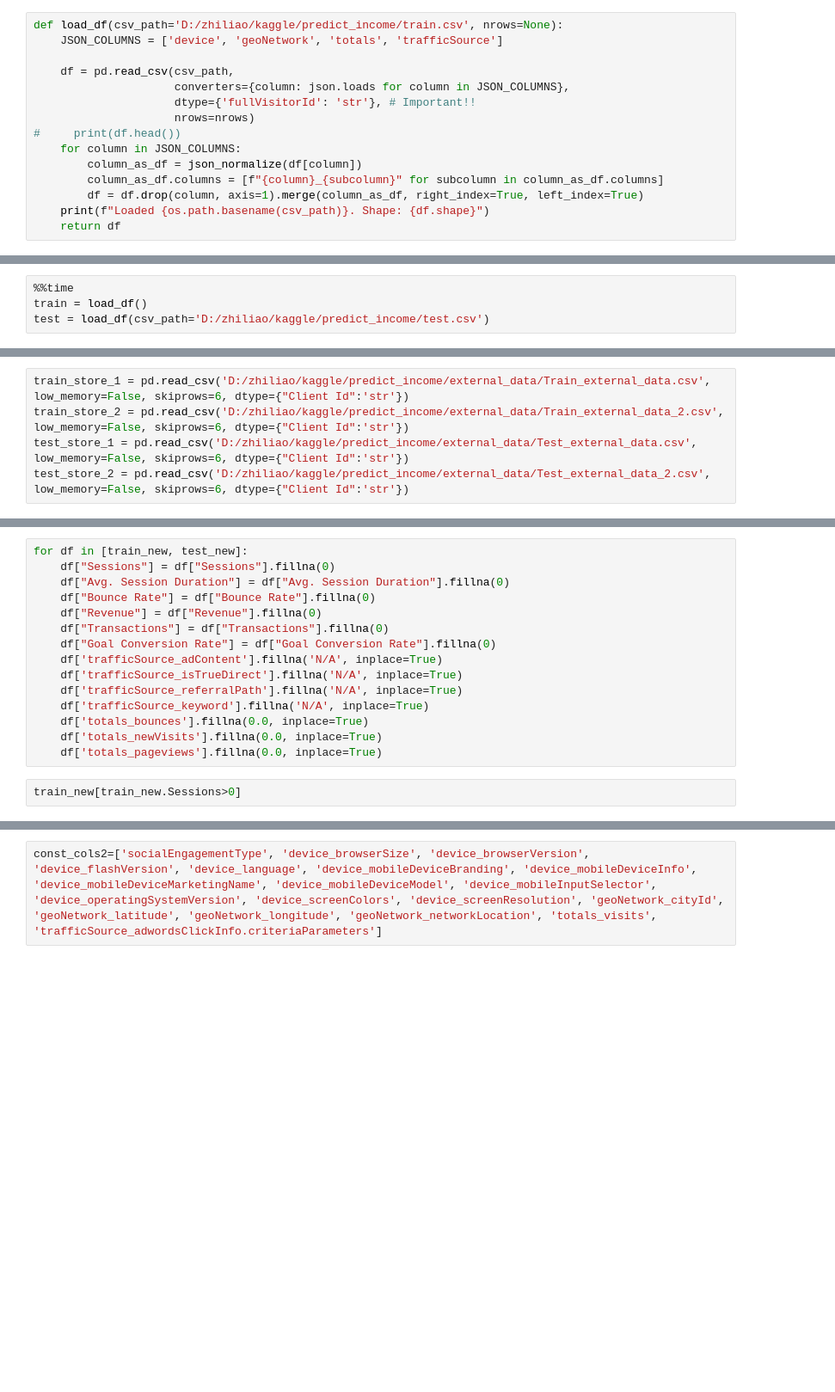
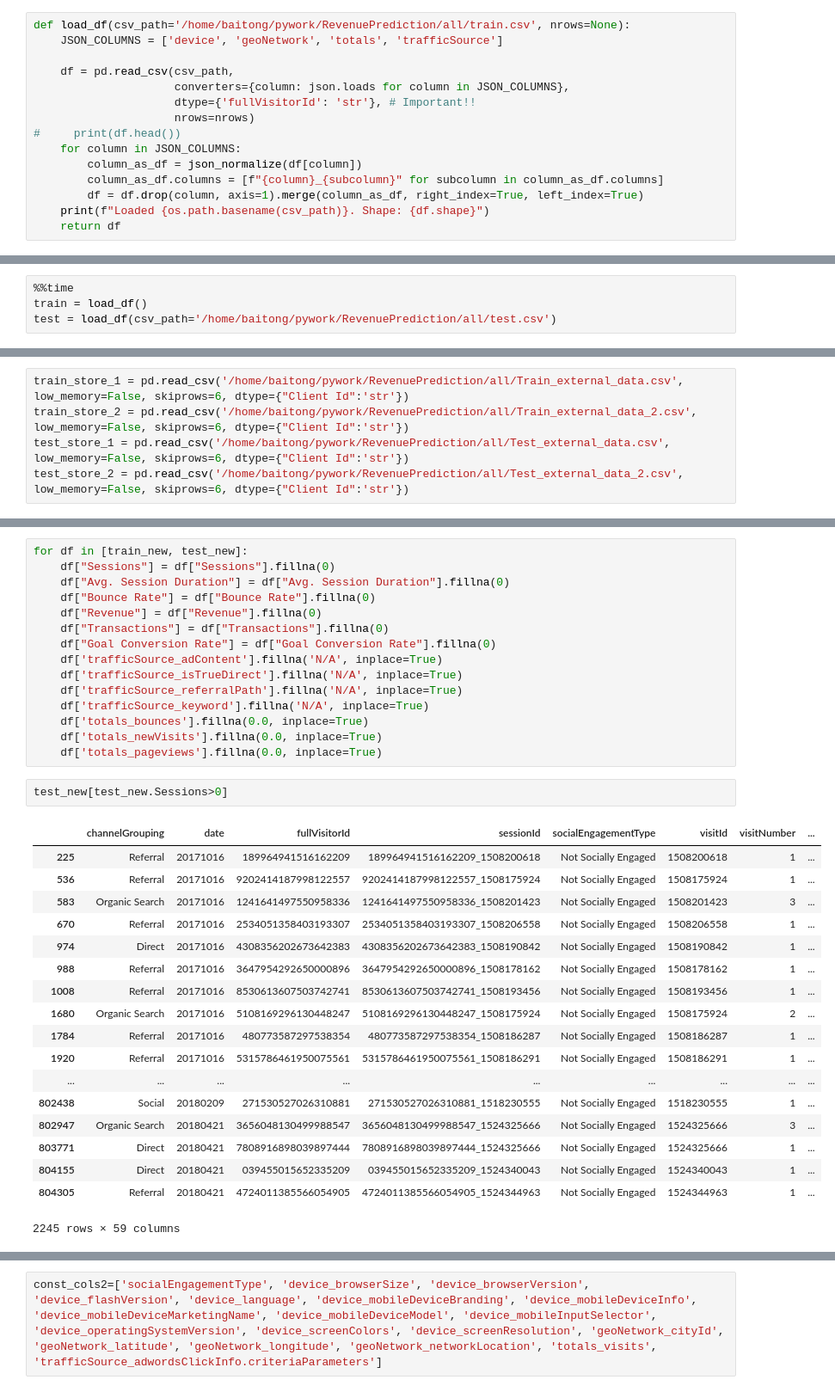
Before and after one commit to BaiTongZheng/GS_Prediction, a Jupyter notebook: Xgb_Lgbm_Cat_with_leakdata.ipynb, the cells around one changed output, grey strips where cells are left out. Shown: that part at 86% size. Cells and saved outputs as stored; diff of their text form; blank space fills up the shorter version.

Commit message:
leak data 1.2889

```diff
--- a/Xgb_Lgbm_Cat_with_leakdata.ipynb
+++ b/Xgb_Lgbm_Cat_with_leakdata.ipynb
@@ -17,7 +17,7 @@ warnings.simplefilter('error', SettingWithCopyWarning)
 gc.enable()
 %matplotlib inline
 # %%
-def load_df(csv_path='D:/zhiliao/kaggle/predict_income/train.csv', nrows=None):
+def load_df(csv_path='/home/baitong/pywork/RevenuePrediction/all/train.csv', nrows=None):
     JSON_COLUMNS = ['device', 'geoNetwork', 'totals', 'trafficSource']
 
     df = pd.read_csv(csv_path,
@@ -36,7 +36,7 @@ path = '/home/baitong/pywork/RevenuePrediction/'
 # %%
 %%time
 train = load_df()
-test = load_df(csv_path='D:/zhiliao/kaggle/predict_income/test.csv')
+test = load_df(csv_path='/home/baitong/pywork/RevenuePrediction/all/test.csv')
 # %% [output]
 Loaded train.csv. Shape: (903653, 55)
 Loaded test.csv. Shape: (804684, 53)
@@ -74,10 +75,10 @@ Wall time: 6min 20s
 # trafficSource.source           object
 # dtype: object
 # %%
-train_store_1 = pd.read_csv('D:/zhiliao/kaggle/predict_income/external_data/Train_external_data.csv', low_memory=False, skiprows=6, dtype={"Client Id":'str'})
-train_store_2 = pd.read_csv('D:/zhiliao/kaggle/predict_income/external_data/Train_external_data_2.csv', low_memory=False, skiprows=6, dtype={"Client Id":'str'})
-test_store_1 = pd.read_csv('D:/zhiliao/kaggle/predict_income/external_data/Test_external_data.csv', low_memory=False, skiprows=6, dtype={"Client Id":'str'})
-test_store_2 = pd.read_csv('D:/zhiliao/kaggle/predict_income/external_data/Test_external_data_2.csv', low_memory=False, skiprows=6, dtype={"Client Id":'str'})
+train_store_1 = pd.read_csv('/home/baitong/pywork/RevenuePrediction/all/Train_external_data.csv', low_memory=False, skiprows=6, dtype={"Client Id":'str'})
+train_store_2 = pd.read_csv('/home/baitong/pywork/RevenuePrediction/all/Train_external_data_2.csv', low_memory=False, skiprows=6, dtype={"Client Id":'str'})
+test_store_1 = pd.read_csv('/home/baitong/pywork/RevenuePrediction/all/Test_external_data.csv', low_memory=False, skiprows=6, dtype={"Client Id":'str'})
+test_store_2 = pd.read_csv('/home/baitong/pywork/RevenuePrediction/all/Test_external_data_2.csv', low_memory=False, skiprows=6, dtype={"Client Id":'str'})
 # %%
 for df in [train_store_1, train_store_2, test_store_1, test_store_2]:
     df["visitId"] = df["Client Id"].apply(lambda x: x.split('.', 1)[1]).astype(str)
@@ -120,7 +119,26 @@ for df in [train_new, test_new]:
     df['totals_newVisits'].fillna(0.0, inplace=True)
     df['totals_pageviews'].fillna(0.0, inplace=True)
 # %%
-train_new[train_new.Sessions>0]
+test_new[test_new.Sessions>0]
+# %% [output]
+|  | channelGrouping | date | fullVisitorId | sessionId | socialEngagementType | visitId | visitNumber | ... |
+| 225 | Referral | 20171016 | 189964941516162209 | 189964941516162209_1508200618 | Not Socially Engaged | 1508200618 | 1 | ... |
+| 536 | Referral | 20171016 | 9202414187998122557 | 9202414187998122557_1508175924 | Not Socially Engaged | 1508175924 | 1 | ... |
+| 583 | Organic Search | 20171016 | 1241641497550958336 | 1241641497550958336_1508201423 | Not Socially Engaged | 1508201423 | 3 | ... |
+| 670 | Referral | 20171016 | 2534051358403193307 | 2534051358403193307_1508206558 | Not Socially Engaged | 1508206558 | 1 | ... |
+| 974 | Direct | 20171016 | 4308356202673642383 | 4308356202673642383_1508190842 | Not Socially Engaged | 1508190842 | 1 | ... |
+| 988 | Referral | 20171016 | 3647954292650000896 | 3647954292650000896_1508178162 | Not Socially Engaged | 1508178162 | 1 | ... |
+| 1008 | Referral | 20171016 | 8530613607503742741 | 8530613607503742741_1508193456 | Not Socially Engaged | 1508193456 | 1 | ... |
+| 1680 | Organic Search | 20171016 | 5108169296130448247 | 5108169296130448247_1508175924 | Not Socially Engaged | 1508175924 | 2 | ... |
+| 1784 | Referral | 20171016 | 480773587297538354 | 480773587297538354_1508186287 | Not Socially Engaged | 1508186287 | 1 | ... |
+| 1920 | Referral | 20171016 | 5315786461950075561 | 5315786461950075561_1508186291 | Not Socially Engaged | 1508186291 | 1 | ... |
+| ... | ... | ... | ... | ... | ... | ... | ... | ... |
+| 802438 | Social | 20180209 | 271530527026310881 | 271530527026310881_1518230555 | Not Socially Engaged | 1518230555 | 1 | ... |
+| 802947 | Organic Search | 20180421 | 3656048130499988547 | 3656048130499988547_1524325666 | Not Socially Engaged | 1524325666 | 3 | ... |
+| 803771 | Direct | 20180421 | 7808916898039897444 | 7808916898039897444_1524325666 | Not Socially Engaged | 1524325666 | 1 | ... |
+| 804155 | Direct | 20180421 | 039455015652335209 | 039455015652335209_1524340043 | Not Socially Engaged | 1524340043 | 1 | ... |
+| 804305 | Referral | 20180421 | 4724011385566054905 | 4724011385566054905_1524344963 | Not Socially Engaged | 1524344963 | 1 | ... |
+2245 rows × 59 columns
 # %%
 del train
 del test
```
Also changed, not shown: parts of 28 cells of this notebook.
